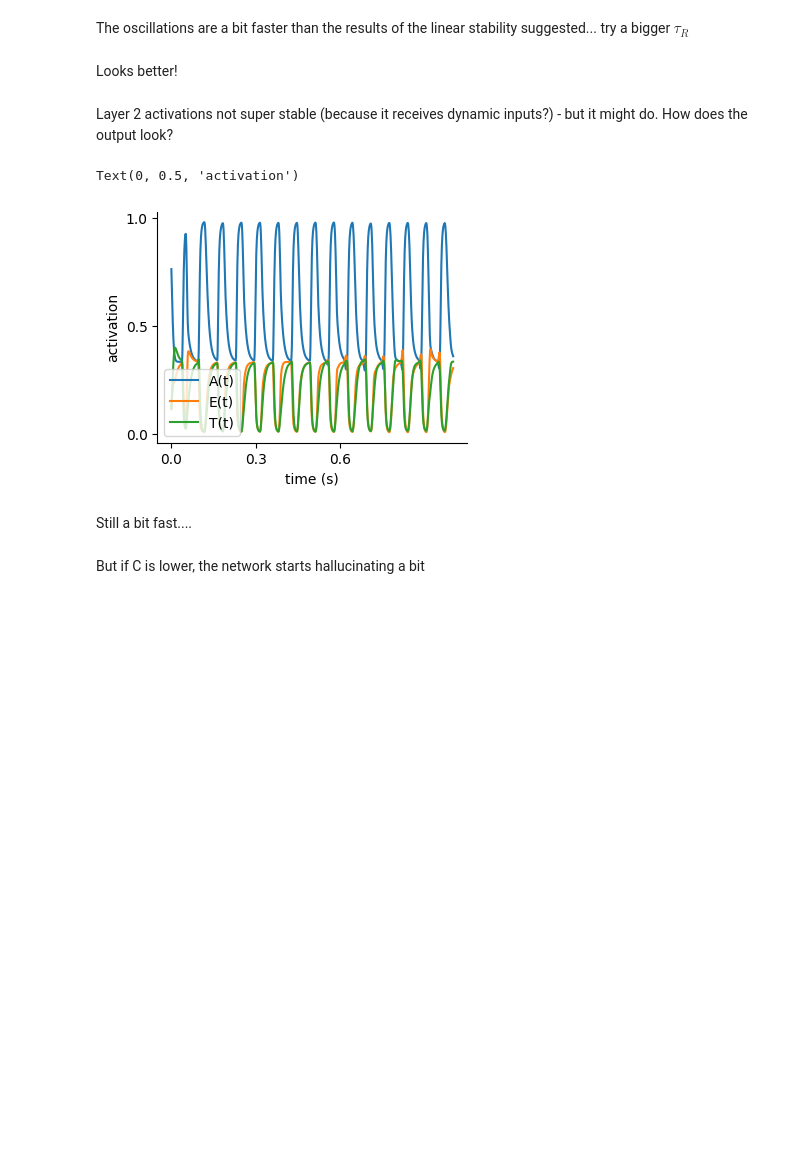
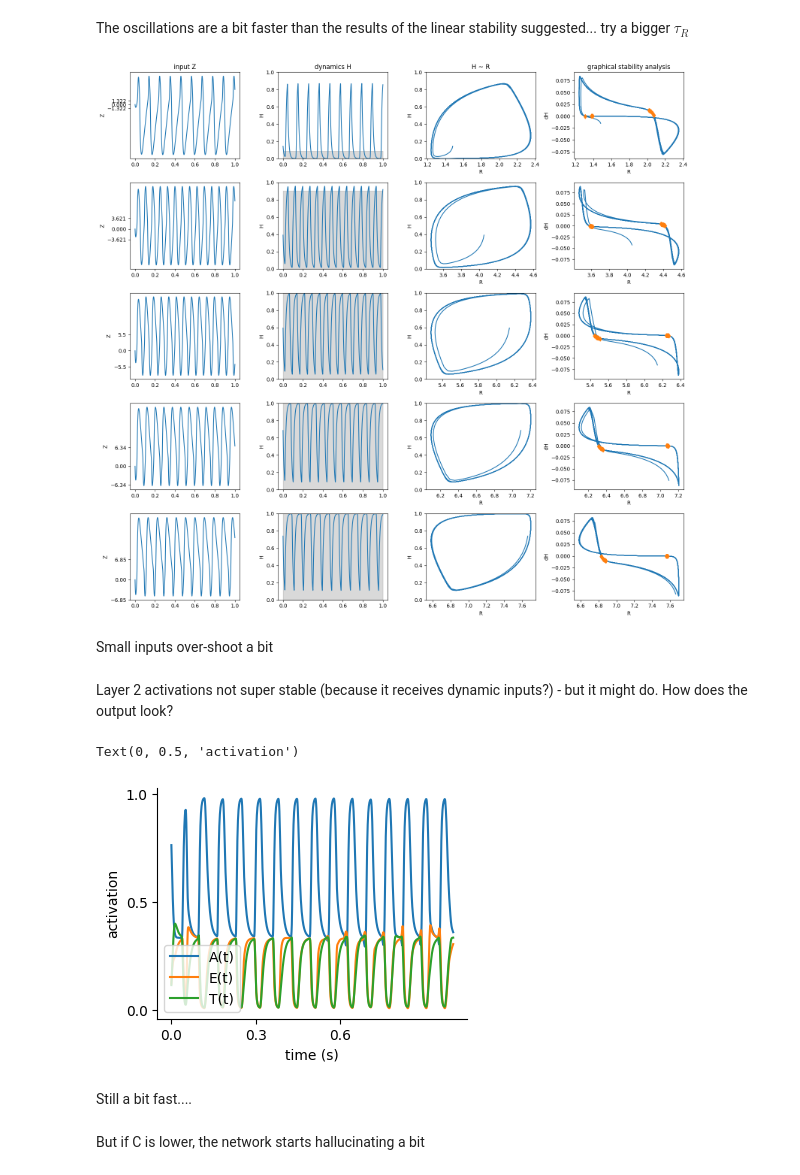
Before and after one commit to katduecker/dnn_osci, a Jupyter notebook: DynNN_figures_thesis.ipynb, the cells around one changed output. Cells and saved outputs as stored; diff of their text form; code cells hidden in the pictures; blank space fills up the shorter version.

```diff
--- a/DynNN_figures_thesis.ipynb
+++ b/DynNN_figures_thesis.ipynb
@@ -825,8 +878,8 @@ The oscillations are a bit faster than the results of the linear stability sugge
 
 tau_h = 0.01
 tau_R = 0.1
-S = .1
-c = 1.5*maxZ
+S = .05
+c = 1.25*maxZ
 
 t_start = 0     # when stimulus presented
 t = 0             # when to begin plot
@@ -842,66 +895,68 @@ alpha_params = [afreq,aamp,aph]
 
 timevec = np.linspace(0,1,1000)
 
 
 Z1t,Z2t,H1t,R1t, H2t, R2t, Ot = euler_dyn_2layer(model2,x_train[0],params,timevec,alpha_params,DEVICE,t_start,start_fix=True)
 
 # only plot nodes with unique Z's > 0
 
 Z = Z21.detach().cpu()
 Z_round = np.round(Z)
 Z_round_idx = np.argsort(Z_round)
 Z_round_sort = np.sort(Z_round)
 Z_round_unique_idx = np.unique(Z_round_sort,return_index=True)
 
 Z_idx = tuple((Z_round_unique_idx[0][Z_round_unique_idx[0]>0],Z_round_unique_idx[1][Z_round_unique_idx[0]>0]))
 
 plt.rcParams["figure.figsize"] = (16,15)
 
 #  UNCOMMENT FOR PLOT
 
-# fig, axs = plt.subplots(Z_idx[1].shape[0],4)
+fig, axs = plt.subplots(Z_idx[1].shape[0],4)
 
-# t = 0
+t = 0
 
-# for i,z in enumerate(Z_idx[1]):
-#   axs[i,0].plot(timevec[t:],Z1t[Z_round_idx[z],t+1:])
-#   axs[i,0].set_yticks((-Z[Z_round_idx[z]],0,Z[Z_round_idx[z]]))
-#   axs[i,0].set_ylabel('Z')
-#   axs[i,1].plot(timevec[t:],H1t[Z_round_idx[z],t+1:])
+for i,z in enumerate(Z_idx[1]):
+  axs[i,0].plot(timevec[t:],Z1t[Z_round_idx[z],t+1:])
+  axs[i,0].set_yticks((-Z[Z_round_idx[z]],0,Z[Z_round_idx[z]]))
+  axs[i,0].set_ylabel('Z')
+  axs[i,1].plot(timevec[t:],H1t[Z_round_idx[z],t+1:])
 
-#   if i == 0:
-#     axs[i,0].set_title('input Z')
-#     axs[i,1].set_title('dynamics H')
-#     axs[i,2].set_title('H ~ R')
-#     axs[i,3].set_title('graphical stability analysis')
+  if i == 0:
+    axs[i,0].set_title('input Z')
+    axs[i,1].set_title('dynamics H')
+    axs[i,2].set_title('H ~ R')
+    axs[i,3].set_title('graphical stability analysis')
 
-# #if aamp:
-#    # axs[i,1].plot(timevec[t:],0.5*np.sin(2*np.pi*afreq*timevec[t:]+aph)+0.5,color = 'k',linestyle='-.')
-#   axs[i,1].fill_between(timevec[t:], np.tile(0,timevec[t:].shape[0]), np.tile(H1[Z_round_idx[z]],timevec[t:].shape[0]), alpha=0.15, color=[0, 0, 0])
-#   axs[i,1].set_ylabel('H')
+#if aamp:
+   # axs[i,1].plot(timevec[t:],0.5*np.sin(2*np.pi*afreq*timevec[t:]+aph)+0.5,color = 'k',linestyle='-.')
+  axs[i,1].fill_between(timevec[t:], np.tile(0,timevec[t:].shape[0]), np.tile(H1[Z_round_idx[z]],timevec[t:].shape[0]), alpha=0.15, color=[0, 0, 0])
+  axs[i,1].set_ylabel('H')
 
-#   axs[i,1].set_ylim(0,1)
-#   axs[i,2].plot(R1t[Z_round_idx[z],t+1:],H1t[Z_round_idx[z],t+1:])
-#   axs[i,2].set_ylim(0,1)
-#   axs[i,2].set_xlabel('R')
-#   axs[i,2].set_ylabel('H')
+  axs[i,1].set_ylim(0,1)
+  axs[i,2].plot(R1t[Z_round_idx[z],t+1:],H1t[Z_round_idx[z],t+1:])
+  axs[i,2].set_ylim(0,1)
+  axs[i,2].set_xlabel('R')
+  axs[i,2].set_ylabel('H')
 
-#   dH = np.diff(H1t[Z_round_idx[z]])
+  dH = np.diff(H1t[Z_round_idx[z]])
 
-#   mark_sign_chan = np.array(())
-#   for h in range(dH.shape[0]-1):
-#     if (np.sign(dH[h])+np.sign(dH[h+1])) == 0:
-#       mark_sign_chan = np.append(mark_sign_chan,h)
+  mark_sign_chan = np.array(())
+  for h in range(dH.shape[0]-1):
+    if (np.sign(dH[h])+np.sign(dH[h+1])) == 0:
+      mark_sign_chan = np.append(mark_sign_chan,h)
 
-#   axs[i,3].plot(R1t[Z_round_idx[z],t+1:],dH)
-#   axs[i,3].plot(R1t[Z_round_idx[z],(t+1+mark_sign_chan).astype(int)],dH[(t+mark_sign_chan).astype(int)],'d')
-#   axs[i,3].set_xlabel('R')
-#   axs[i,3].set_ylabel('dH')
+  axs[i,3].plot(R1t[Z_round_idx[z],t+1:],dH)
+  axs[i,3].plot(R1t[Z_round_idx[z],(t+1+mark_sign_chan).astype(int)],dH[(t+mark_sign_chan).astype(int)],'d')
+  axs[i,3].set_xlabel('R')
+  axs[i,3].set_ylabel('dH')
 
 
-# fig.tight_layout()
+fig.tight_layout()
+# %% [output]
+[figure, added]
-# %% [markdown]
-Looks better!
+# %% [markdown]
+Small inputs over-shoot a bit
 # %%
 # Layer 2
 
```
Also changed, not shown: parts of 28 cells of this notebook.
